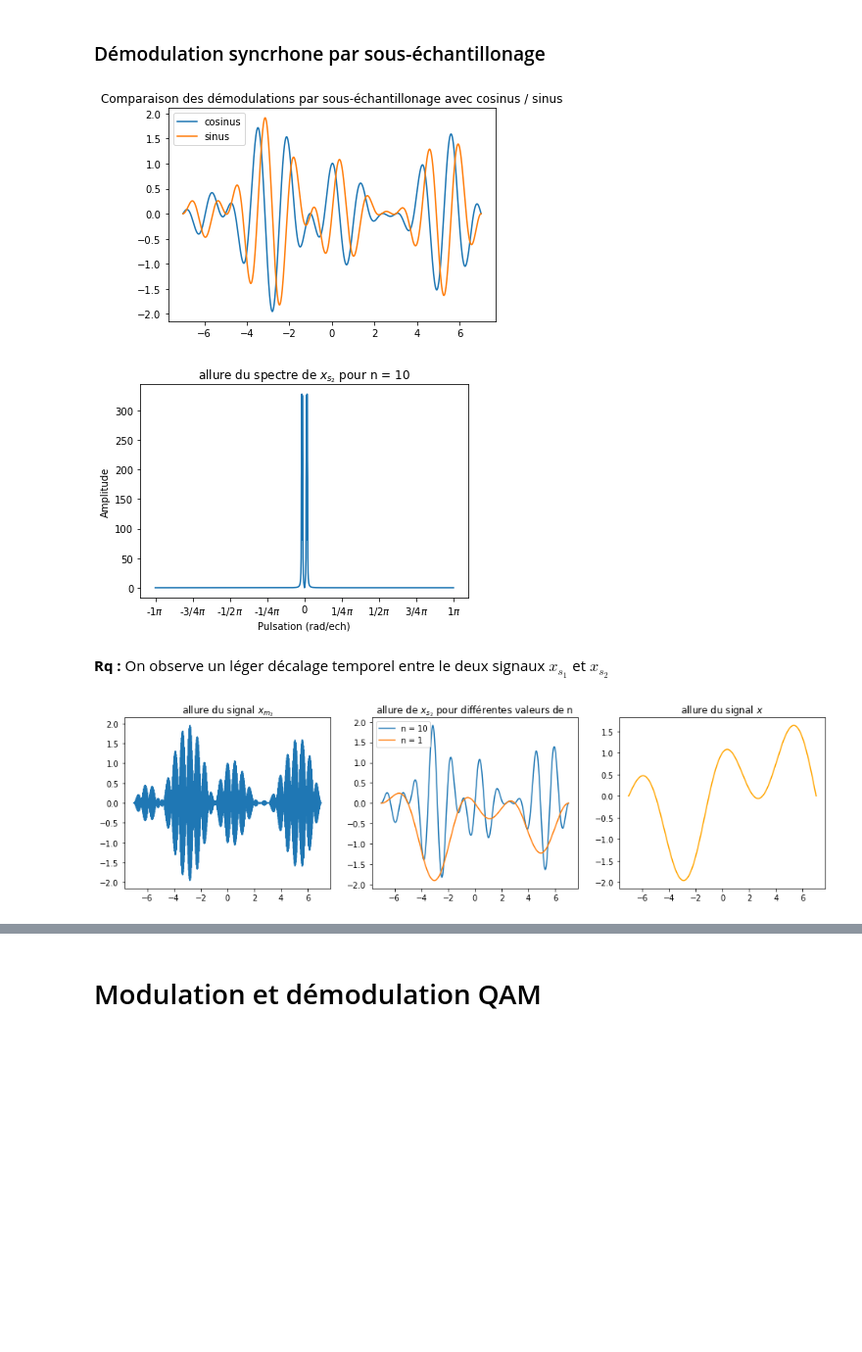
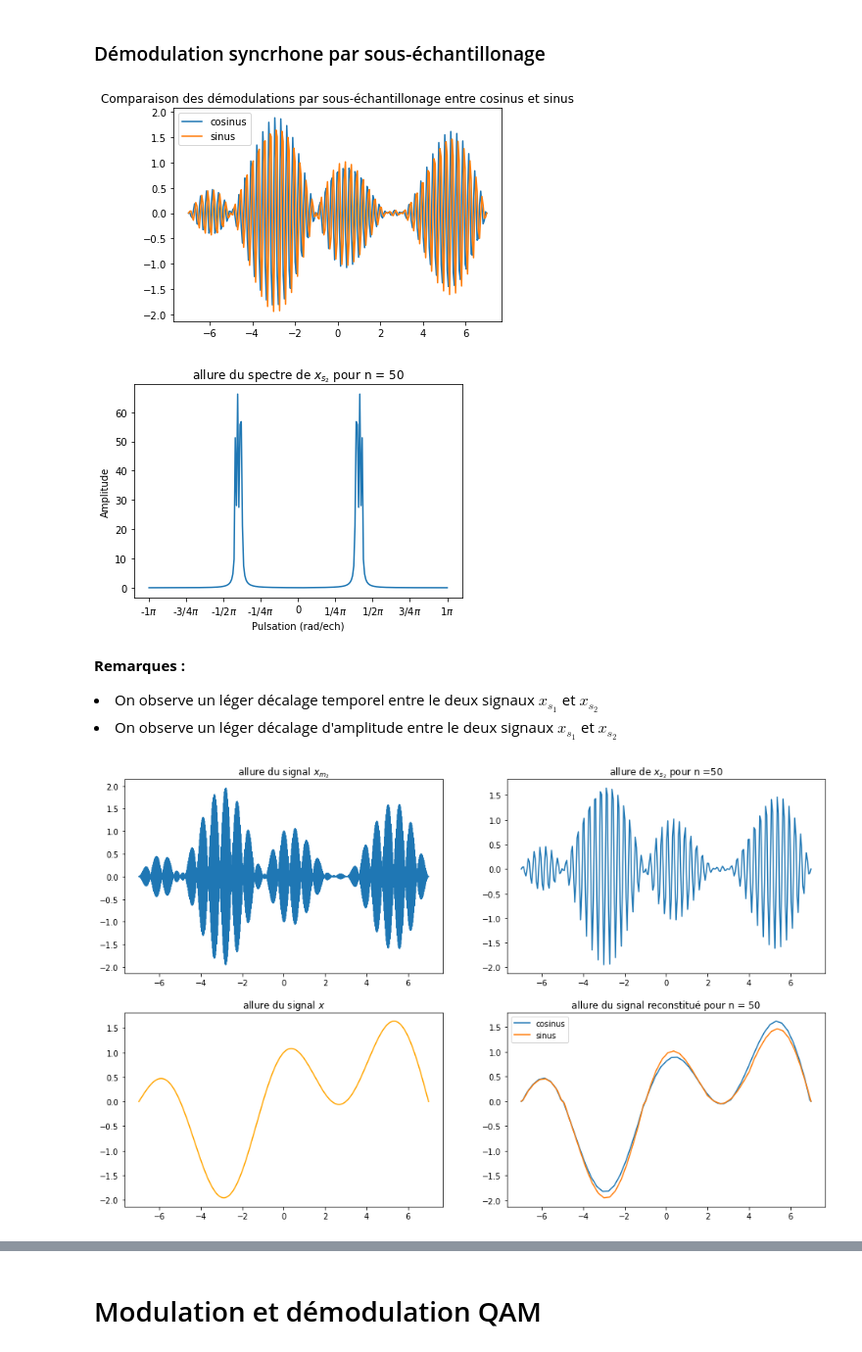
Before and after one commit to alexandrefreyther/Projet-Traitement_du_signal, a Jupyter notebook: Mini-projet.ipynb, the cells around one changed output, grey strips where cells are left out. Shown at 98% size. Drawn from its saved outputs; the diff is of its cells as text; code cells hidden in the pictures; blank space fills up the shorter version.

```diff
--- a/Mini-projet.ipynb
+++ b/Mini-projet.ipynb
@@ -182,5 +190,5 @@ Ainsi la fréquence minimale d'échantillonage pour x_m serait de  1000.0 Hz
 # %%
-n = 10
+n = 50
 fs = fc/n
 
 # On suppose que l'unité des abscisses pour les signaux est la seconde.
@@ -301,8 +327,8 @@ afficher_spectre(xmdf2, "allure du spectre de $x_{mdf_2}$")
 # %% [markdown]
 ### Démodulation syncrhone par sous-échantillonage
 # %%
-n = 10 #(inchangé)
-fs = fc/n #(inchangé)
+#n = 50
+#fs = fc/n
 
 Lt_echantillonnage = np.linspace(a,b,int(fs*(b-a)))
 xs2_discret = np.vectorize(xm2)(Lt_echantillonnage)
@@ -314,31 +340,39 @@ plt.figure()
 plt.plot(Lt_echantillonnage,xs1_discret, label="cosinus")
 plt.plot(Lt_echantillonnage,xs2_discret, label="sinus")
 plt.legend()
-plt.title("Comparaison des démodulations par sous-échantillonage avec cosinus / sinus")
+plt.title("Comparaison des démodulations par sous-échantillonage entre cosinus et sinus")
 plt.show()
 
 
 afficher_spectre(xs2_discret, "allure du spectre de $x_{s_2}$ pour n = "+str(n))
 # %% [output]
-[figure, old version]
+[figure, new version]
-[figure, old version]
+[figure, new version]
 # %% [markdown]
-**Rq :** On observe un léger décalage temporel entre le deux signaux $x_{s_1}$ et $x_{s_2}$
+**Remarques :**
+<li> On observe un léger décalage temporel entre le deux signaux $x_{s_1}$ et $x_{s_2}$ </li>
+<li> On observe un léger décalage d'amplitude entre le deux signaux $x_{s_1}$ et $x_{s_2}$ </li>
 # %%
-fig, ax = plt.subplots(1,3,figsize=(16,4))
-ax[0].plot(Lt,np.vectorize(xm2)(Lt))
-ax[0].set_title("allure du signal $x_{m_2}$")
+fig, ax = plt.subplots(2,2,figsize=(16,10))
+ax[0,0].plot(Lt,np.vectorize(xm2)(Lt))
+ax[0,0].set_title("allure du signal $x_{m_2}$")
 
-for i in [10,1]:
-    fsi = fc/i
-    Lt_echantillonnage = np.linspace(a,b,int(fsi*(b-a)))
-    xs2i_discret = np.vectorize(xm2)(Lt_echantillonnage) #xs1 sera utilisé plus tard avec n = 10
-    ax[1].plot(Lt_echantillonnage,xs2i_discret, label="n = "+str(i))
-ax[1].legend()
-ax[1].set_title("allure de $x_{s_2}$ pour différentes valeurs de n")
+Lt_echantillonnage = np.linspace(a,b,int(fs*(b-a)))
+xs2_discret = np.vectorize(xm2)(Lt_echantillonnage)
+ax[0,1].plot(Lt_echantillonnage,xs2_discret)
+ax[0,1].set_title("allure de $x_{s_2}$ pour n ="+str(n))
 
-ax[2].plot(Lt,np.vectorize(x)(Lt),color='orange')
-ax[2].set_title("allure du signal $x$")
+ax[1,0].plot(Lt,np.vectorize(x)(Lt),color='orange')
+ax[1,0].set_title("allure du signal $x$")
+
+
+Lt_dsse2, dsse2 = demodulation_synchrone_sous_echantillonage(x, xs2_discret)
+
+ax[1,1].plot(Lt_dsse1, dsse1, label = 'cosinus')
+ax[1,1].plot(Lt_dsse2, dsse2, label = 'sinus')
+ax[1,1].set_title("allure du signal reconstitué pour n = "+str(n))
+ax[1,1].legend()
+
 plt.show()
 # %% [output]
-[figure, old version]
+[figure, new version]
```
Also changed, not shown: parts of 27 cells of this notebook.
